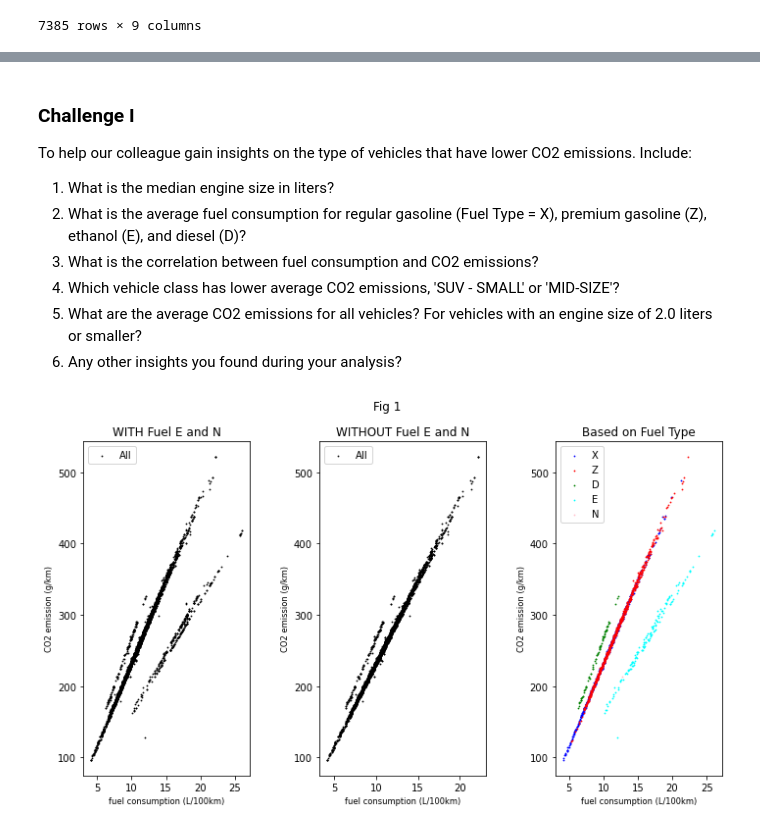
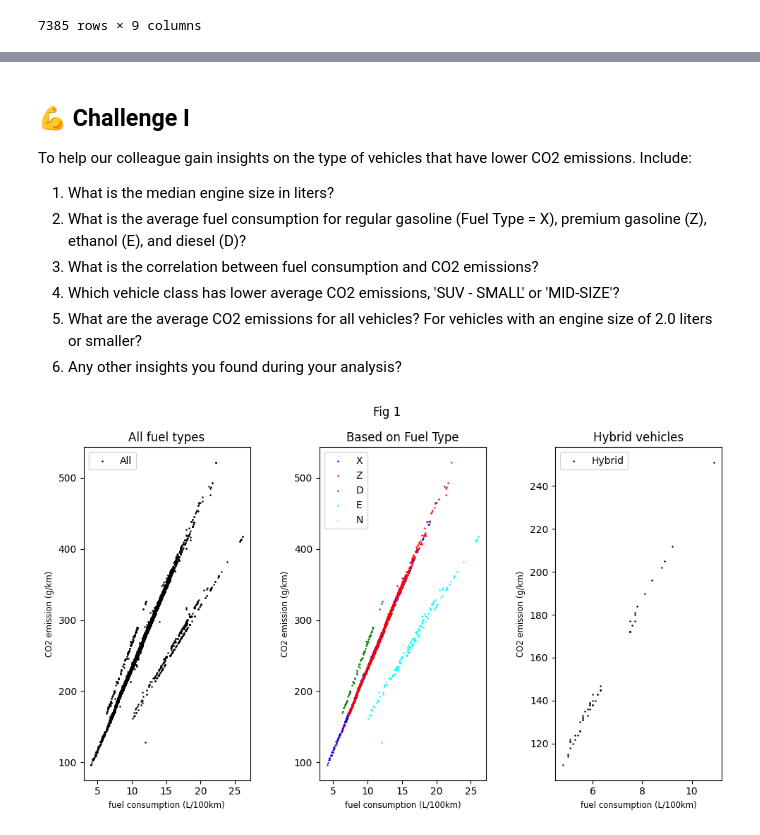
Before and after one commit to psomdeb25/Python_Competition_Datacamp, a Jupyter notebook: notebook.ipynb, the cells around one changed output, grey strips where cells are left out. Cells and saved outputs as stored; diff of their text form; code cells hidden in the pictures.

```diff
--- a/notebook.ipynb
+++ b/notebook.ipynb
@@ -59,3 +60,8 @@ cars
 | 7383 | VOLVO | XC90 T5 AWD | SUV - STANDARD | 2.0 | 4 | AS8 | Z | ... |
 | 7384 | VOLVO | XC90 T6 AWD | SUV - STANDARD | 2.0 | 4 | AS8 | Z | ... |
 7385 rows × 9 columns
+# %%
+# Preview only the hybrids
+hybrid = fnmatch.filter(cars['Model'], '* HYBRID')
+hybrid = cars[cars['Model'].isin(hybrid)]
+hybrid
@@ -62,5 +86,5 @@ cars
 # %% [markdown]
-### Challenge I
+## 💪 Challenge I
 To help our colleague gain insights on the type of vehicles that have lower CO2 emissions. Include:
 
 1. What is the median engine size in liters?
@@ -90,45 +114,45 @@ fuelcon_co2emm_corr = np.corrcoef(x=cars_fuel_consumption, y=cars_co2_emissions)
 fig1, ax1 = plt.subplots(1, 3, figsize = (10,6))
 plt.style.use("default")
 plt.suptitle('Fig 1', fontsize = 'large')
-fuel_emission_scatter(ax1[0], cars_fuel_consumption, cars_co2_emissions, 0.6, 'black', "WITH Fuel E and N", "fuel consumption (L/100km)","CO2 emission (g/km)", "All")
+fuel_emission_scatter(ax1[0], cars_fuel_consumption, cars_co2_emissions, 0.6, 'black', "All fuel types", "fuel consumption (L/100km)","CO2 emission (g/km)", "All")
 fig1.tight_layout(w_pad = 4)
 
 ## Average CO2 emission per vehicle class
 avg_CO2_vehicleclass = cars.pivot_table(values = 'CO2 Emissions(g/km)', index = 'Vehicle Class', aggfunc = 'mean')
 avg_CO2_vehicleclass = avg_CO2_vehicleclass.sort_values(by='CO2 Emissions(g/km)', ascending=False)
 avg_CO2_vehicleclass = avg_CO2_vehicleclass.reset_index()
 avg_CO2_class_SUV_mid = avg_CO2_vehicleclass[avg_CO2_vehicleclass['Vehicle Class'].isin(['SUV - SMALL', 'MID-SIZE'])]
 avg_CO2_class_SUV_mid = avg_CO2_class_SUV_mid.set_index('Vehicle Class')
 avg_CO2_vehicleclass = avg_CO2_vehicleclass.set_index('Vehicle Class')
 # Average CO2 emission for vehicles with engine < 2L
 cars_engineL2L = cars[cars['Engine Size(L)'] <= 2]
 avg_CO2_engineL2L = cars_engineL2L.pivot_table(values='CO2 Emissions(g/km)', index = 'Model', aggfunc = 'mean')
 avg_CO2_engineL2L_10 = avg_CO2_engineL2L.nlargest(10, columns = 'CO2 Emissions(g/km)')
 
 ## Some other insights from the analysis
 avg_fuelcons_enginesize = cars.pivot_table(values = 'Fuel Consumption Comb (L/100 km)', index = 'Engine Size(L)', aggfunc = 'mean')
 avg_CO2emission_enginesize = cars.pivot_table(values = 'CO2 Emissions(g/km)', index = 'Engine Size(L)', aggfunc = 'mean')
 avg_fuelcons_enginesize = avg_fuelcons_enginesize.reset_index()
 avg_CO2emission_enginesize = avg_CO2emission_enginesize.reset_index()
 fuelcons_eng_corr = avg_fuelcons_enginesize['Fuel Consumption Comb (L/100 km)'].corr(avg_fuelcons_enginesize['Engine Size(L)'])
 CO2emission_eng_corr = avg_CO2emission_enginesize['CO2 Emissions(g/km)'].corr(avg_CO2emission_enginesize['Engine Size(L)'])
 
 cars_DXZ = cars[~cars['Fuel Type'].isin(['E', 'N'])]
 cars_EN = cars[cars['Fuel Type'].isin(['E', 'N'])]
-fuel_emission_scatter(ax1[1], cars_DXZ['Fuel Consumption Comb (L/100 km)'], cars_DXZ['CO2 Emissions(g/km)'], 0.6, 'black', "WITHOUT Fuel E and N", "fuel consumption (L/100km)","CO2 emission (g/km)", "All")
 
 avg_CO2_class_fuel = cars.pivot_table(values = 'CO2 Emissions(g/km)', index = ['Fuel Consumption Comb (L/100 km)', 'Vehicle Class'], columns = 'Fuel Type',aggfunc = 'mean')
 avg_CO2_class_fuel = avg_CO2_class_fuel.sort_values(by='X')
 avg_CO2_class_fuel = avg_CO2_class_fuel.reset_index()
-fuel_emission_scatter(ax1[2], avg_CO2_class_fuel['Fuel Consumption Comb (L/100 km)'], avg_CO2_class_fuel['X'], 0.6, 'blue', "Based on Fuel Type", "fuel consumption (L/100km)","CO2 emission (g/km)", "X")
-fuel_emission_scatter(ax1[2], avg_CO2_class_fuel['Fuel Consumption Comb (L/100 km)'], avg_CO2_class_fuel['Z'], 0.6, 'red', "Based on Fuel Type", "fuel consumption (L/100km)","CO2 emission (g/km)", "Z")
-fuel_emission_scatter(ax1[2], avg_CO2_class_fuel['Fuel Consumption Comb (L/100 km)'], avg_CO2_class_fuel['D'], 0.6, 'green', "Based on Fuel Type", "fuel consumption (L/100km)","CO2 emission (g/km)", "D")
-fuel_emission_scatter(ax1[2], avg_CO2_class_fuel['Fuel Consumption Comb (L/100 km)'], avg_CO2_class_fuel['E'], 0.6, 'cyan', "Based on Fuel Type", "fuel consumption (L/100km)","CO2 emission (g/km)", "E")
-fuel_emission_scatter(ax1[2], avg_CO2_class_fuel['Fuel Consumption Comb (L/100 km)'], avg_CO2_class_fuel['N'], 0.6, 'pink', "Based on Fuel Type", "fuel consumption (L/100km)","CO2 emission (g/km)", "N")
+fuel_emission_scatter(ax1[1], avg_CO2_class_fuel['Fuel Consumption Comb (L/100 km)'], avg_CO2_class_fuel['X'], 0.6, 'blue', "Based on Fuel Type", "fuel consumption (L/100km)","CO2 emission (g/km)", "X")
+fuel_emission_scatter(ax1[1], avg_CO2_class_fuel['Fuel Consumption Comb (L/100 km)'], avg_CO2_class_fuel['Z'], 0.6, 'red', "Based on Fuel Type", "fuel consumption (L/100km)","CO2 emission (g/km)", "Z")
+fuel_emission_scatter(ax1[1], avg_CO2_class_fuel['Fuel Consumption Comb (L/100 km)'], avg_CO2_class_fuel['D'], 0.6, 'green', "Based on Fuel Type", "fuel consumption (L/100km)","CO2 emission (g/km)", "D")
+fuel_emission_scatter(ax1[1], avg_CO2_class_fuel['Fuel Consumption Comb (L/100 km)'], avg_CO2_class_fuel['E'], 0.6, 'cyan', "Based on Fuel Type", "fuel consumption (L/100km)","CO2 emission (g/km)", "E")
+fuel_emission_scatter(ax1[1], avg_CO2_class_fuel['Fuel Consumption Comb (L/100 km)'], avg_CO2_class_fuel['N'], 0.6, 'pink', "Based on Fuel Type", "fuel consumption (L/100km)","CO2 emission (g/km)", "N")
+fuel_emission_scatter(ax1[2], hybrid['Fuel Consumption Comb (L/100 km)'], hybrid['CO2 Emissions(g/km)'], 0.6, 'black', "Hybrid vehicles", "fuel consumption (L/100km)","CO2 emission (g/km)", "Hybrid")
 
 cars_DXZ_LT180gpkm = cars_DXZ[cars_DXZ['Fuel Consumption Comb (L/100 km)'] < 180]
 # %% [output]
-[figure, old version]
+[figure, new version]
 # %%
 ## Prints all the results of the analysis
 
```
Also changed, not shown: parts of 18 cells of this notebook.
